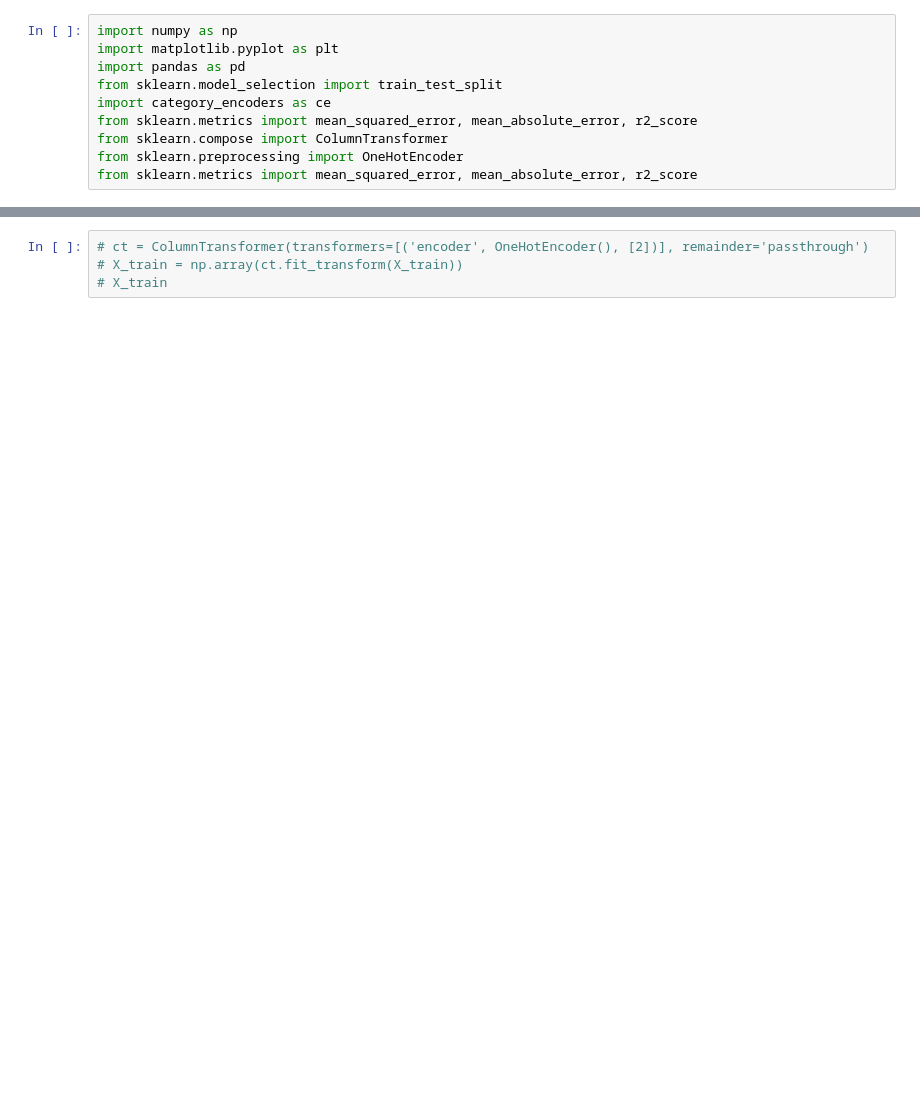
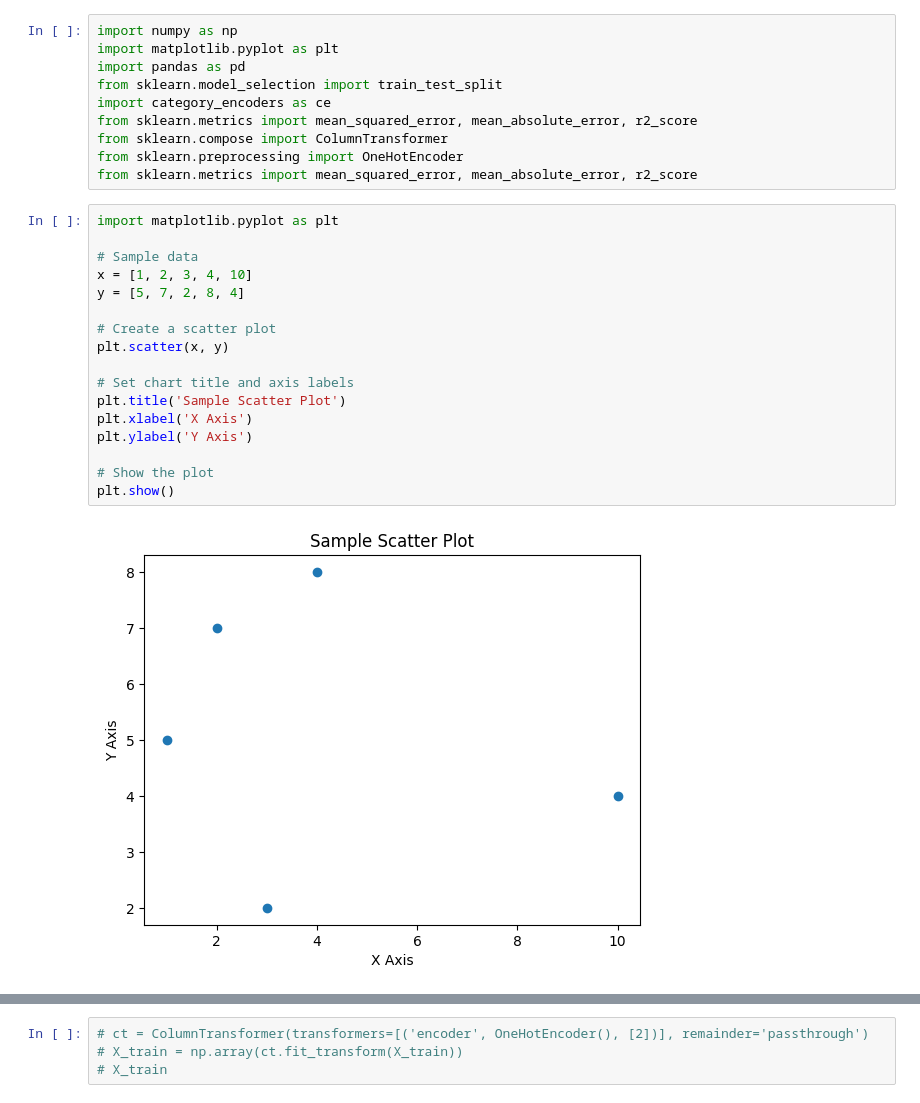
Before and after one commit to HereticInquisitor/Mini-Project, a Jupyter notebook: diabetes-data/diabetes-data/Diabetes-Data/LLSVR.ipynb, the cells around one changed output, grey strips where cells are left out. Cells and saved outputs as stored; diff of their text form; blank space fills up the shorter version.

```diff
--- a/diabetes-data/diabetes-data/Diabetes-Data/LLSVR.ipynb
+++ b/diabetes-data/diabetes-data/Diabetes-Data/LLSVR.ipynb
@@ -8,4 +8,23 @@ from sklearn.metrics import mean_squared_error, mean_absolute_error, r2_score
 from sklearn.compose import ColumnTransformer
 from sklearn.preprocessing import OneHotEncoder
 from sklearn.metrics import mean_squared_error, mean_absolute_error, r2_score
+# %%
+import matplotlib.pyplot as plt
+
+# Sample data
+x = [1, 2, 3, 4, 10]
+y = [5, 7, 2, 8, 4]
+
+# Create a scatter plot
+plt.scatter(x, y)
+
+# Set chart title and axis labels
+plt.title('Sample Scatter Plot')
+plt.xlabel('X Axis')
+plt.ylabel('Y Axis')
+
+# Show the plot
+plt.show()
+# %% [output]
+[figure, added]
 # %%
```
Also changed, not shown: parts of 9 cells of this notebook, 2 other files.
